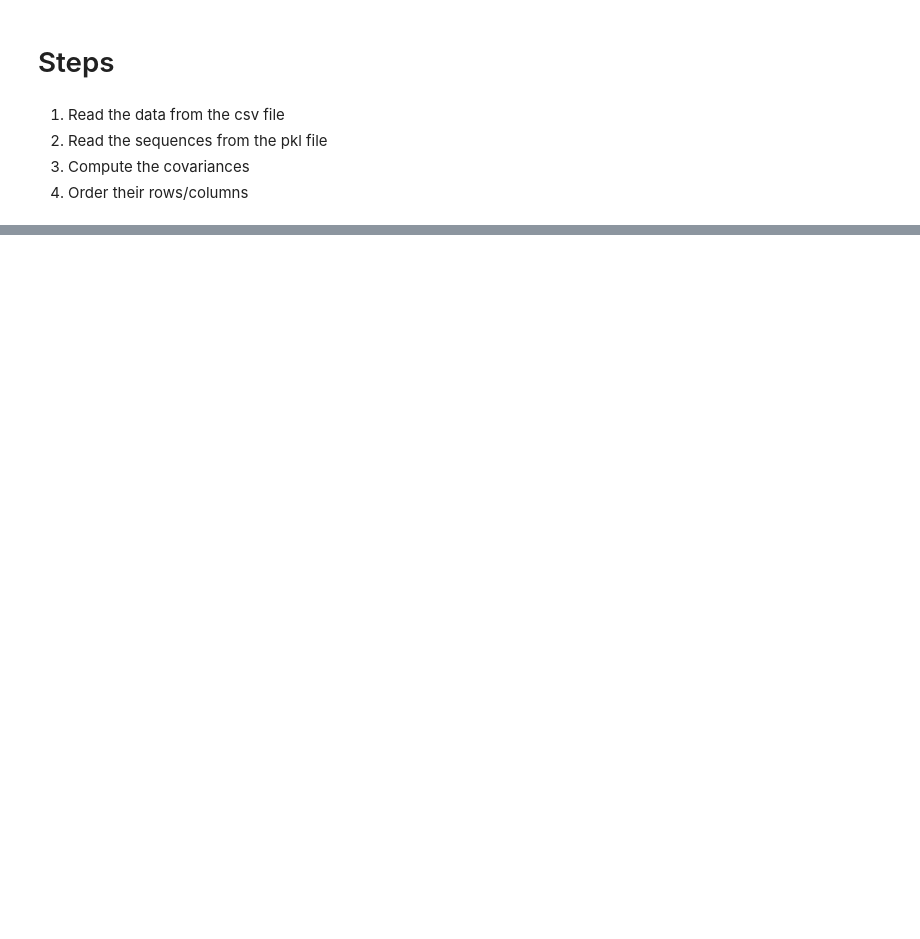
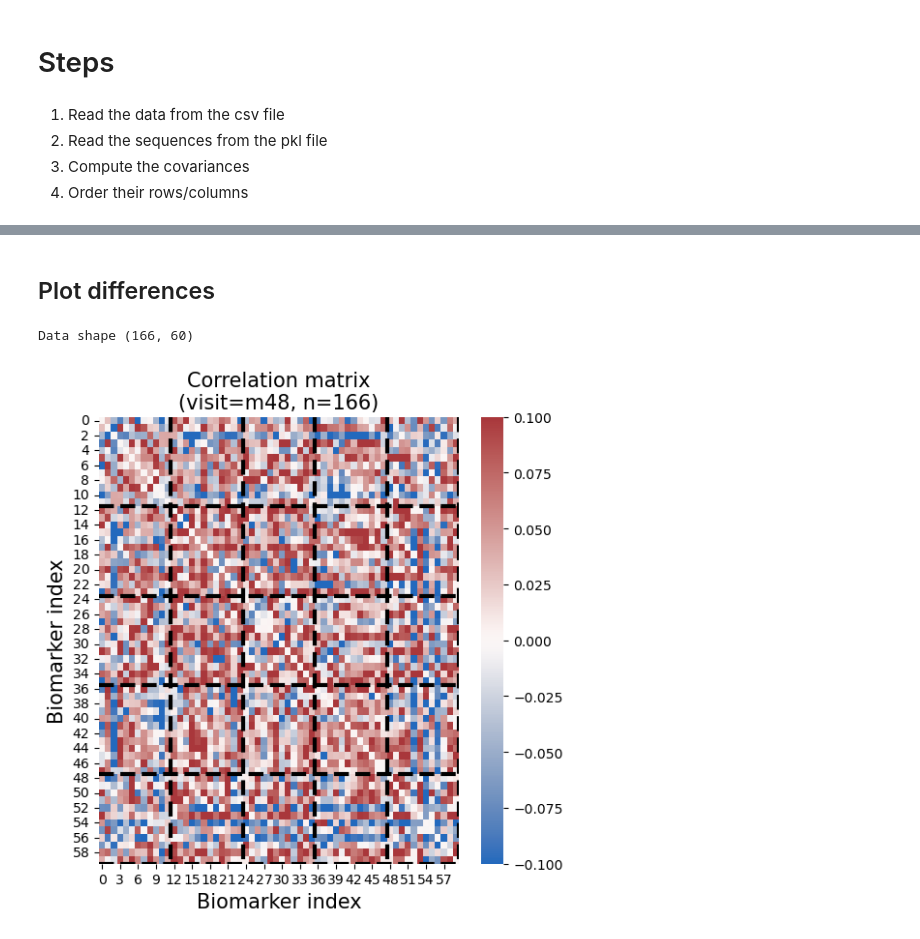
Before and after one commit to pathology-dynamics/s-SuStaIn, a Jupyter notebook: notebooks/covar_analysis.ipynb, the cells around one changed output, grey strips where cells are left out. Drawn from its saved outputs; the diff is of its cells as text; code cells hidden in the pictures; blank space fills up the shorter version.

```diff
--- a/notebooks/covar_analysis.ipynb
+++ b/notebooks/covar_analysis.ipynb
@@ -139,21 +164,26 @@ seq[subtype]
+# %% [markdown]
+## Plot differences
 # %%
 fig, ax = plt.subplots(figsize=(6,6))
-subtype=0
-viscode="m06"
-f_df = df[df["subtype"]==subtype]
-f_df = f_df[f_df["VISCODE"]==viscode]
-f_df = f_df[f_df["DX"].isin(["CN","Dementia"])]
-X = f_df.iloc[:,:len(select_cols)].values[:,seq[subtype]]
+subtype = 0
+viscode = "m48"
+f_df = all_df[all_df["VISCODE"]==viscode]
+dx_list = ["CN", "MCI", "Dementia"]
+f_df = f_df[f_df["DX"].isin(dx_list)]
+X = f_df.iloc[:,select_cols].values[:,seq[subtype]]
 cov = np.corrcoef(X.T)
 cmap = sns.color_palette("vlag", as_cmap=True)
 print("Data shape", X.shape)
-sns.heatmap(cov, vmin=-1, vmax=1, center=0, cmap=cmap, ax=ax, square=False)
-ax.hlines(np.cumsum(shape_seq[subtype]), 0, sum(shape_seq[subtype]), color='k', linestyle="--", linewidth=3)
-ax.vlines(np.cumsum(shape_seq[subtype]), 0, sum(shape_seq[subtype]), color='k', linestyle="--", linewidth=3)
-ax.set_title("Correlation matrix\n(subtype={}, visit={}, n={})".format(subtype,viscode,X.shape[0]), fontsize=15)
+sns.heatmap(cov - cov_bl, vmin=-.1, vmax=0.1, center=0, cmap=cmap, ax=ax, square=False)
+ax.hlines(np.cumsum(pkl["shape_seq"]), 0, sum(pkl["shape_seq"][0]), color='k', linestyle="--", linewidth=3)
+ax.vlines(np.cumsum(pkl["shape_seq"]), 0, sum(pkl["shape_seq"][0]), color='k', linestyle="--", linewidth=3)
+ax.set_title("Correlation matrix\n(visit={}, n={})".format(viscode,X.shape[0]), fontsize=15)
 ax.set_xlabel("Biomarker index", fontsize=15)
 ax.set_ylabel("Biomarker index", fontsize=15)
-# fig.savefig(os.path.join(figsave_path, "subtype_{}_visit_{}.png".format(subtype,viscode)))
+fig.savefig(os.path.join(figsave_path, "subtype_{}_visit_{}.png".format(subtype,viscode)))
+# %% [output]
+Data shape (166, 60)
+[figure, added]
 # %%
 bm_names
 # %%
```
Also changed, not shown: parts of 19 cells of this notebook, 1 other file.
